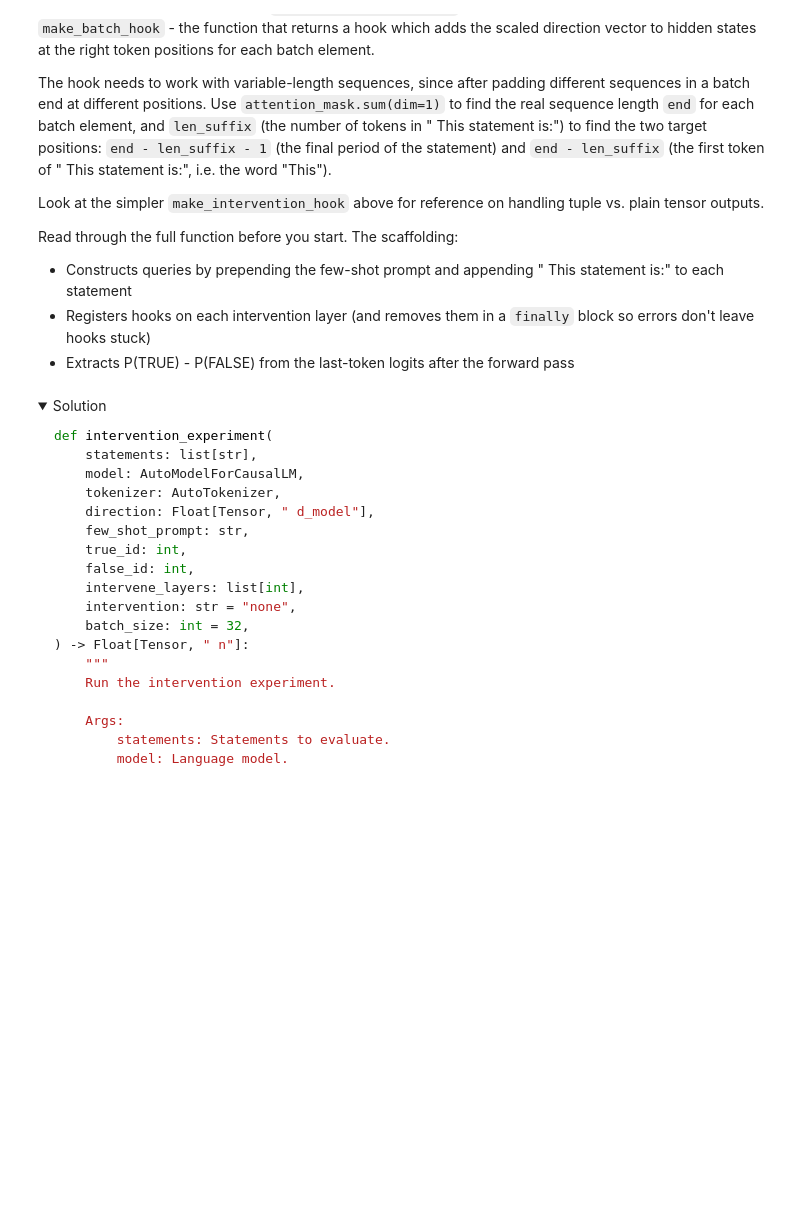
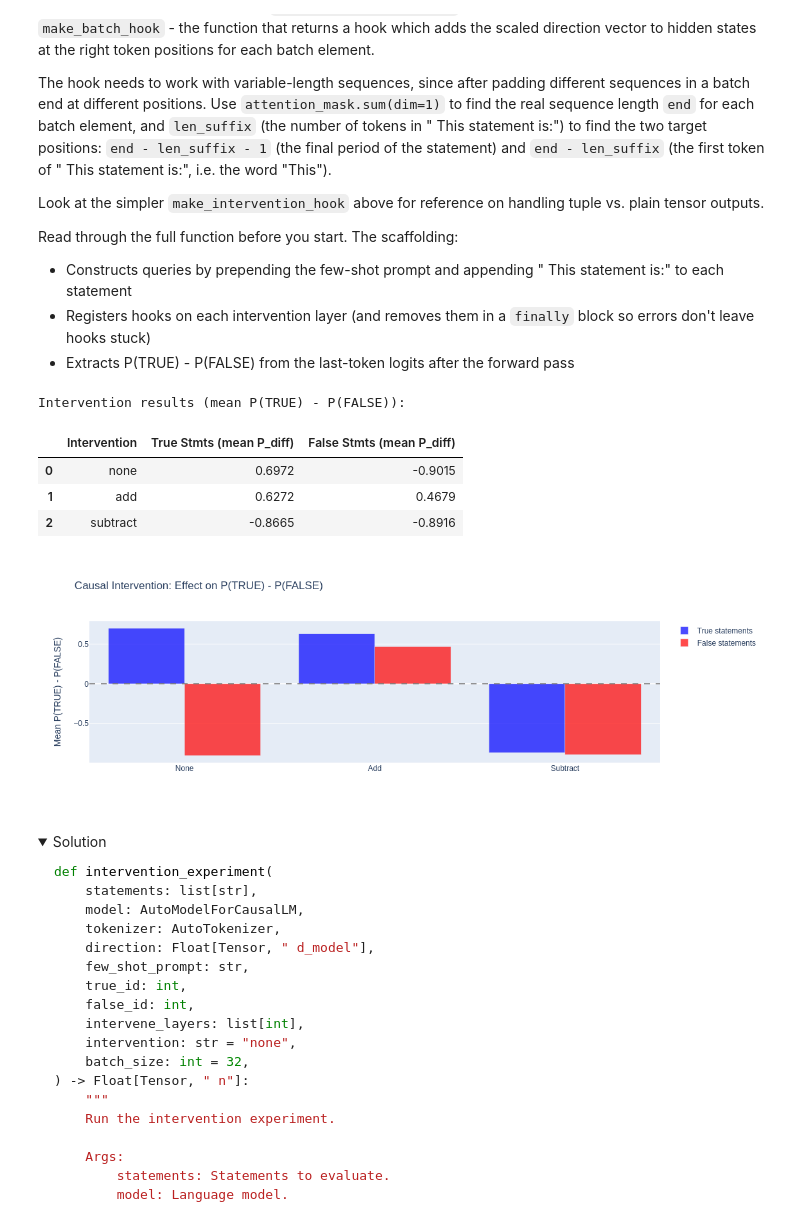
Before and after one commit to Shimin-Zhang/ARENA_Progress, a Jupyter notebook: chapter1_transformer_interp/exercises/part31_linear_probes/1.3.1_Linear_Probes_exercises.ipynb, the cells around one changed output. Cells and saved outputs as stored; diff of their text form; code cells hidden in the pictures; folded sections open; blank space fills up the shorter version.

```diff
--- a/chapter1_transformer_interp/exercises/part31_linear_probes/1.3.1_Linear_Probes_exercises.ipynb
+++ b/chapter1_transformer_interp/exercises/part31_linear_probes/1.3.1_Linear_Probes_exercises.ipynb
@@ -1711,6 +1758,7 @@ def intervention_experiment(
     assert intervention in ["none", "add", "subtract"]
 
     # Determine how many tokens " This statement is:" adds
+    # suffix_tokens = tokenizer.encode(" This statement is:", add_special_tokens=False)
     suffix_tokens = tokenizer.encode(" This statement is:")
     len_suffix = len(suffix_tokens)
 
@@ -1731,12 +1779,41 @@ def intervention_experiment(
             # elements inside the hook, using attention_mask to find real sequence lengths.
             def make_batch_hook(dir_vec, attn_mask, scl):
                 def hook_fn(module, input, output):
+                    """
+                    if isinstance(output, tuple):
+                        hidden_states = output[0]
+                    else:
+                        hidden_states = output
+
+                    for pos in positions:
+                        if 0 <= pos < hidden_states.shape[1]:
+                            hidden_states[:, pos, :] += scale * direction
+
+                    if isinstance(output, tuple):
+                        return (hidden_states,) + output[1:]
+                    else:
+                        return hidden_states
+                    """
                     # YOUR CODE HERE - implement the batch-aware hook:
                     # 1. Extract hidden_states from output (handle tuple or plain tensor)
                     # 2. For each batch element b, find end = attn_mask[b].sum()
                     # 3. Patch at positions end - len_suffix and end - len_suffix - 1
                     # 4. Return the modified output (keeping the tuple structure if applicable)
-                    raise NotImplementedError()
+                    if isinstance(output, tuple):
+                        hidden_states = output[0]
+                    else:
+                        hidden_states = output
+
+                    pos_period_idx = attn_mask.sum(dim=-1) - len_suffix - 1
+                    pos_this_idx = attn_mask.sum(dim=-1) - len_suffix
+                    batch_idx = t.arange(hidden_states.shape[0], device=hidden_states.device)
+                    hidden_states[batch_idx, pos_period_idx] += scl * dir_vec
+                    hidden_states[batch_idx, pos_this_idx] += scl * dir_vec
+
+                    if isinstance(output, tuple):
+                        return (hidden_states,) + output[1:]
+                    else:
+                        return hidden_states
                 return hook_fn
 
             for layer_idx in intervene_layers:
@@ -1748,7 +1825,7 @@ def intervention_experiment(
         with t.no_grad():
             # Common pattern for hooks, so failed hooks don't get stuck
             try:
-                outputs = model(**inputs)
+                outputs = model(**inputs, use_cache=False)
             finally:
                 for hook in hooks:
                     hook.remove()
@@ -1827,33 +1904,40 @@ intervention_df = pd.DataFrame(
             f"{results_intervention[('add', 'false')]:.4f}",
             f"{results_intervention[('subtract', 'false')]:.4f}",
         ],
     }
 )
 print("\nIntervention results (mean P(TRUE) - P(FALSE)):")
 display(intervention_df)
 
 # Grouped bar chart
 fig = go.Figure()
 for subset, color in [("true", "blue"), ("false", "red")]:
     vals = [results_intervention[(interv, subset)] for interv in ["none", "add", "subtract"]]
     fig.add_trace(
         go.Bar(
             name=f"{subset.capitalize()} statements",
             x=["None", "Add", "Subtract"],
             y=vals,
             marker_color=color,
             opacity=0.7,
         )
     )
 fig.update_layout(
     title="Causal Intervention: Effect on P(TRUE) - P(FALSE)",
     yaxis_title="Mean P(TRUE) - P(FALSE)",
     barmode="group",
     height=400,
     width=600,
 )
 fig.add_hline(y=0, line_dash="dash", line_color="gray")
 fig.show()
+# %% [output]
+Intervention results (mean P(TRUE) - P(FALSE)):
+|  | Intervention | True Stmts (mean P_diff) | False Stmts (mean P_diff) |
+| 0 | none | 0.6972 | -0.9015 |
+| 1 | add | 0.6272 | 0.4679 |
+| 2 | subtract | -0.8665 | -0.8916 |
+[figure, added]
 # %% [markdown]
 <details><summary>Solution</summary>
 
```
Also changed, not shown: parts of 15 cells of this notebook.
